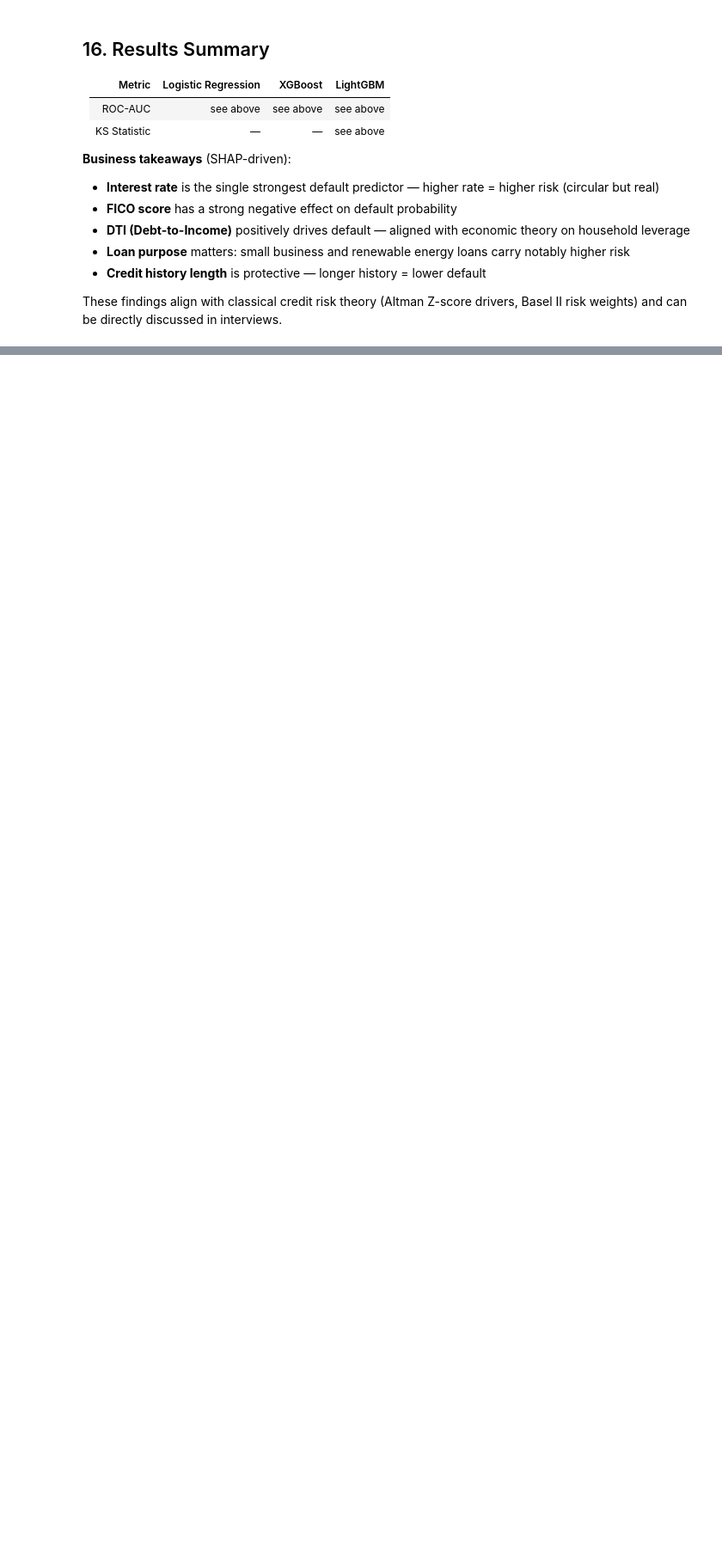
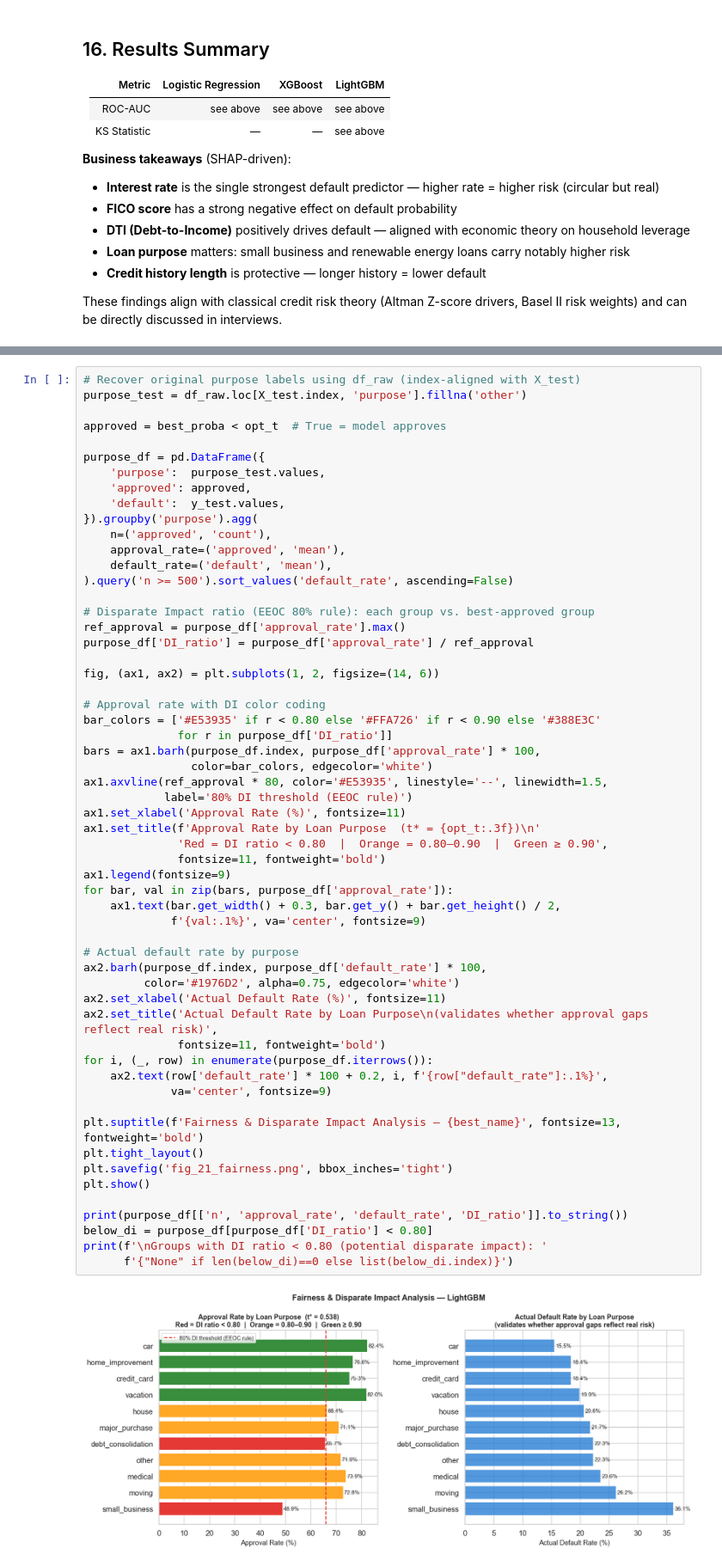
Before and after one commit to proverb27515/Credit-Risk-Analytics, a Jupyter notebook: 2_modeling.ipynb, the cells around one changed output, grey strips where cells are left out. Shown at 86% size. Saved outputs shown, nothing was run; the diff lists cells and outputs as text; blank space fills up the shorter version.

```diff
--- a/2_modeling.ipynb
+++ b/2_modeling.ipynb
@@ -643,0 +701,59 @@ These findings align with classical credit risk theory (Altman Z-score drivers,
+# %%
+# Recover original purpose labels using df_raw (index-aligned with X_test)
+purpose_test = df_raw.loc[X_test.index, 'purpose'].fillna('other')
+
+approved = best_proba < opt_t  # True = model approves
+
+purpose_df = pd.DataFrame({
+    'purpose':  purpose_test.values,
+    'approved': approved,
+    'default':  y_test.values,
+}).groupby('purpose').agg(
+    n=('approved', 'count'),
+    approval_rate=('approved', 'mean'),
+    default_rate=('default', 'mean'),
+).query('n >= 500').sort_values('default_rate', ascending=False)
+
+# Disparate Impact ratio (EEOC 80% rule): each group vs. best-approved group
+ref_approval = purpose_df['approval_rate'].max()
+purpose_df['DI_ratio'] = purpose_df['approval_rate'] / ref_approval
+
+fig, (ax1, ax2) = plt.subplots(1, 2, figsize=(14, 6))
+
+# Approval rate with DI color coding
+bar_colors = ['#E53935' if r < 0.80 else '#FFA726' if r < 0.90 else '#388E3C'
+              for r in purpose_df['DI_ratio']]
+bars = ax1.barh(purpose_df.index, purpose_df['approval_rate'] * 100,
+                color=bar_colors, edgecolor='white')
+ax1.axvline(ref_approval * 80, color='#E53935', linestyle='--', linewidth=1.5,
+            label='80% DI threshold (EEOC rule)')
+ax1.set_xlabel('Approval Rate (%)', fontsize=11)
+ax1.set_title(f'Approval Rate by Loan Purpose  (t* = {opt_t:.3f})\n'
+              'Red = DI ratio < 0.80  |  Orange = 0.80–0.90  |  Green ≥ 0.90',
+              fontsize=11, fontweight='bold')
+ax1.legend(fontsize=9)
+for bar, val in zip(bars, purpose_df['approval_rate']):
+    ax1.text(bar.get_width() + 0.3, bar.get_y() + bar.get_height() / 2,
+             f'{val:.1%}', va='center', fontsize=9)
+
+# Actual default rate by purpose
+ax2.barh(purpose_df.index, purpose_df['default_rate'] * 100,
+         color='#1976D2', alpha=0.75, edgecolor='white')
+ax2.set_xlabel('Actual Default Rate (%)', fontsize=11)
+ax2.set_title('Actual Default Rate by Loan Purpose\n(validates whether approval gaps reflect real risk)',
+              fontsize=11, fontweight='bold')
+for i, (_, row) in enumerate(purpose_df.iterrows()):
+    ax2.text(row['default_rate'] * 100 + 0.2, i, f'{row["default_rate"]:.1%}',
+             va='center', fontsize=9)
+
+plt.suptitle(f'Fairness & Disparate Impact Analysis — {best_name}', fontsize=13, fontweight='bold')
+plt.tight_layout()
+plt.savefig('fig_21_fairness.png', bbox_inches='tight')
+plt.show()
+
+print(purpose_df[['n', 'approval_rate', 'default_rate', 'DI_ratio']].to_string())
+below_di = purpose_df[purpose_df['DI_ratio'] < 0.80]
+print(f'\nGroups with DI ratio < 0.80 (potential disparate impact): '
+      f'{"None" if len(below_di)==0 else list(below_di.index)}')
+# %% [output]
+[figure, added]
```
Also changed, not shown: parts of 7 cells of this notebook, 6 other files.
